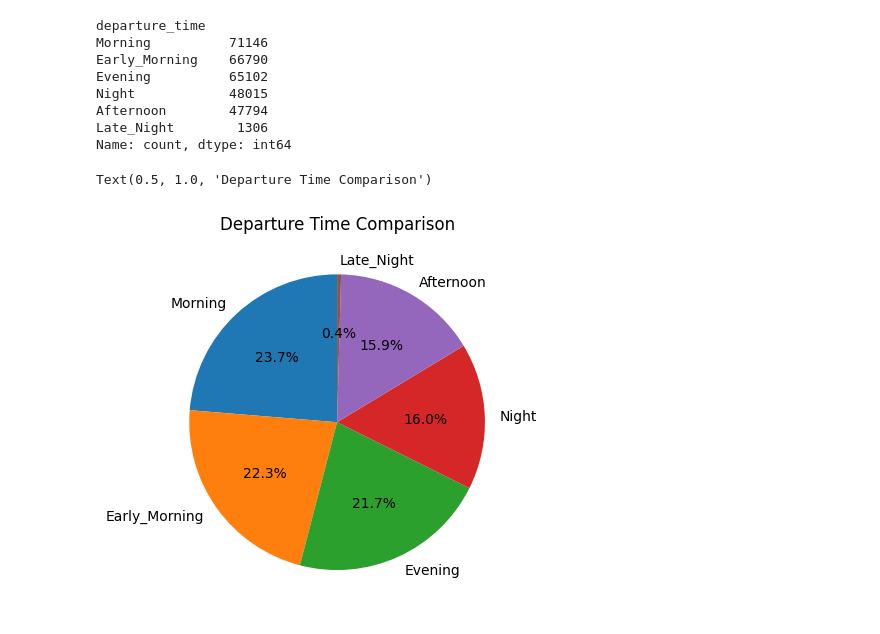
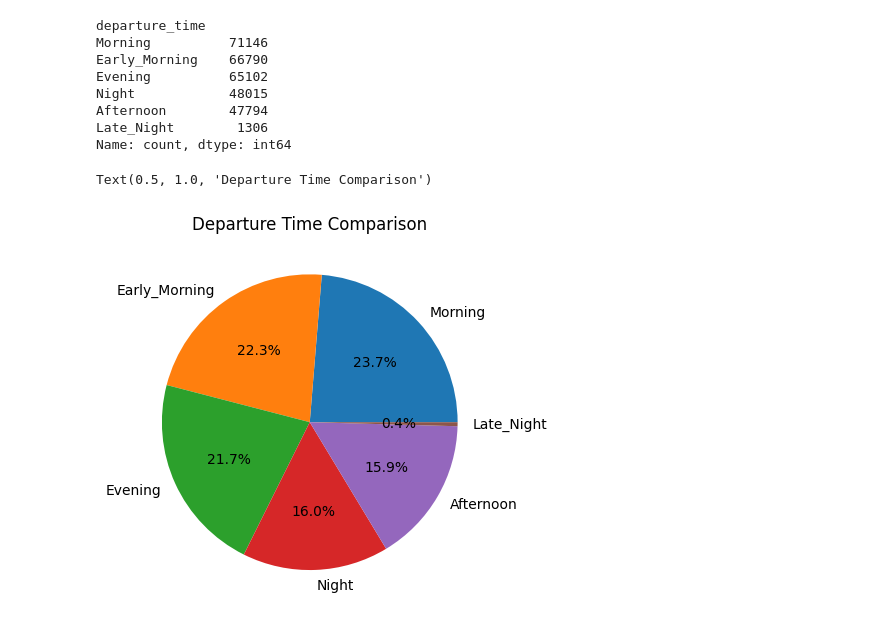
Before and after one commit to build-summer-2025/async-final-project-purple-Eric, a Jupyter notebook: final_project_example.ipynb, the cells around one changed output. Drawn from its saved outputs; the diff is of its cells as text; code cells hidden in the pictures.

```diff
--- a/final_project_example.ipynb
+++ b/final_project_example.ipynb
@@ -56,12 +56,11 @@ Name: count, dtype: int64
 # %%
 departure_time_counts = airlines_flights_df.departure_time.value_counts()
 plt.pie(
     departure_time_counts,
     labels=departure_time_counts.index,       # airline names
-    autopct='%1.1f%%',                 # percentage format
-    startangle=90                      # start from the top
+    autopct='%1.1f%%'                 # percentage format
 )
 plt.title("Departure Time Comparison")
 # %% [output]
 Text(0.5, 1.0, 'Departure Time Comparison')
-[figure, old version]
+[figure, new version]
```
Also changed, not shown: parts of 2 cells of this notebook, 3 other files.
